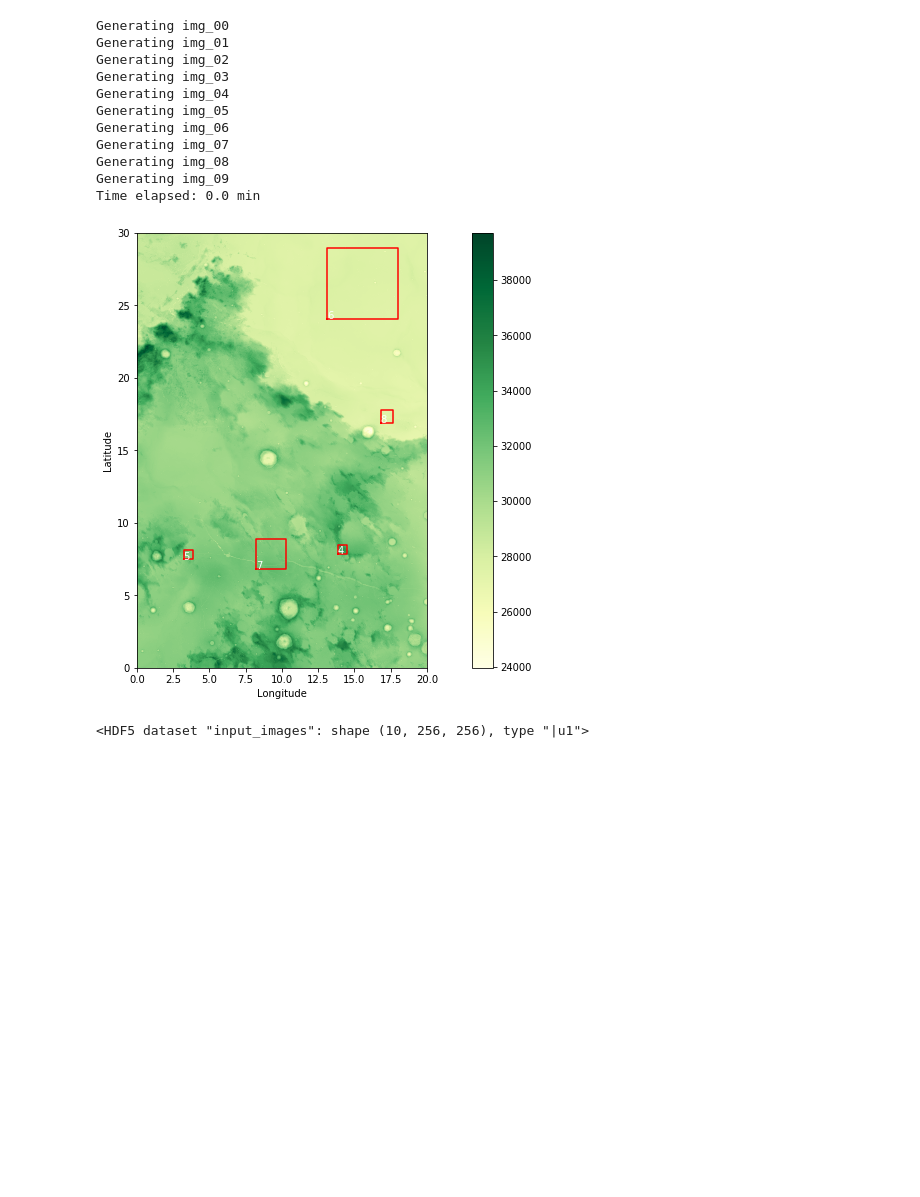
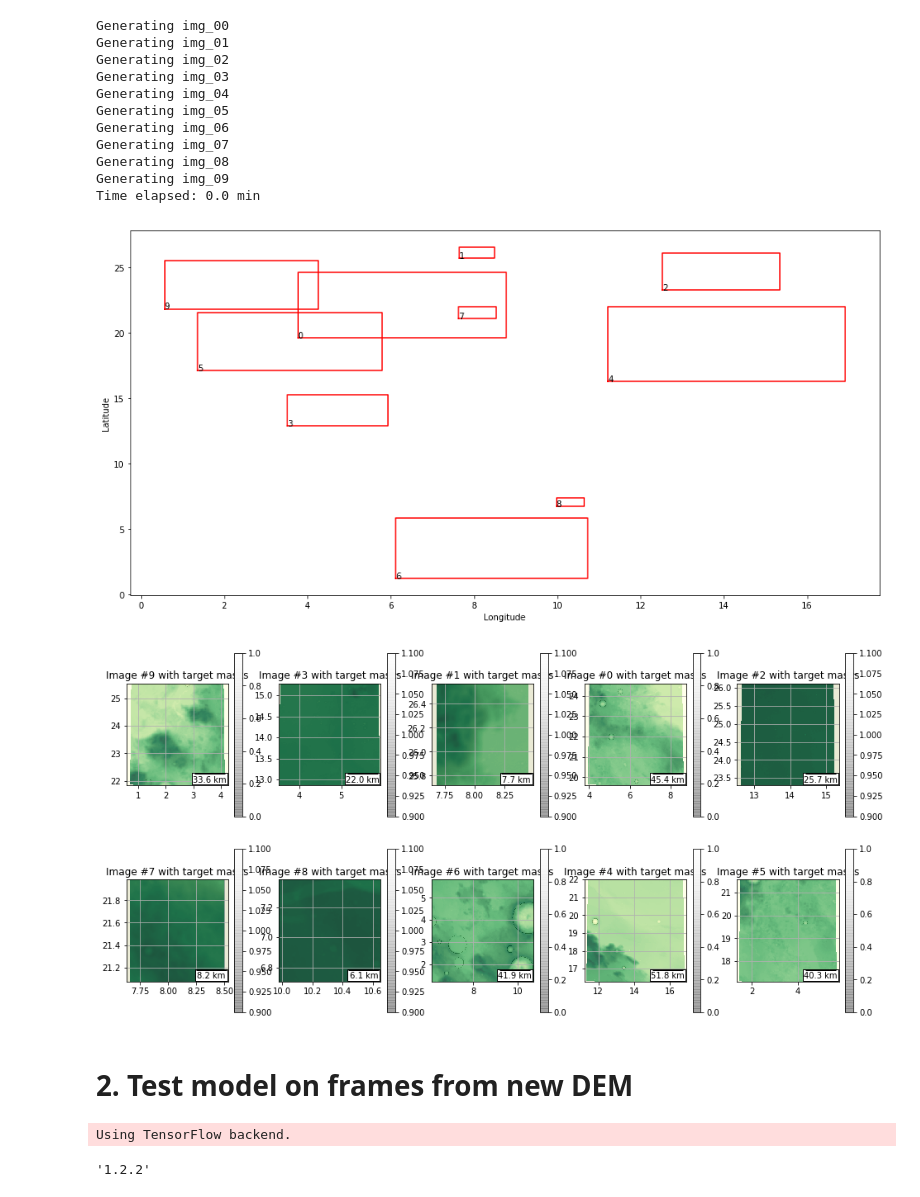
Before and after one commit to yuvalgrossman/DeepCrater, a Jupyter notebook: SLDEM_sets.ipynb, the cells around one changed output. Saved outputs shown, nothing was run; the diff lists cells and outputs as text; code cells hidden in the pictures; blank space fills up the shorter version.

Commit message:
iriginal SLDEM image proccecing

```diff
--- a/SLDEM_sets.ipynb
+++ b/SLDEM_sets.ipynb
@@ -71,52 +154,29 @@ Generating img_08
 Generating img_09
 Time elapsed: 0.0 min
 # %%
-import h5py
-import matplotlib.pyplot as plt
-import numpy as np
+fn = '../data/test_SLDEM3'
+sub_cdim = [0., 20., 0., 30.]
+
 gen_imgs = h5py.File(fn + '_images.hdf5', 'r')
 sample_data = {'imgs': [gen_imgs['input_images'][...].astype('float32'),
                         gen_imgs['target_masks'][...].astype('float32')]}
-%matplotlib inline
+
 # See 5 images of the set we produced:
-show_subset = np.random.choice(range(len(gen_imgs['cll_xy'])),size=5, replace=False)
+show_subset = np.random.choice(range(len(gen_imgs['cll_xy'])),size=10, replace=False)
 fig = plt.figure(figsize=[16, 8])
-dem_map = plt.imshow(img, extent=sub_cdim, aspect="equal", cmap="YlGn")
+# dem_map = plt.imshow(img, extent=sub_cdim, aspect="equal", cmap="YlGn")
 plt.xlabel("Longitude"); plt.ylabel("Latitude")
 for i in show_subset:
   llon,rlon,llat,ulat=gen_imgs['longlat_bounds']['img_{:02d}'.format(i)][...]
   h1,=plt.plot([llon, llon, rlon, rlon, llon],[llat, ulat, ulat, llat, llat],'r')
-  plt.text(llon,llat,str(i), color='w')
+  plt.text(llon,llat,str(i), color='k')
 
-plt.colorbar()
-from mpl_toolkits.axes_grid1.anchored_artists import AnchoredSizeBar
-rmoon=1737 #km
-kmperdeg = 2*np.pi*rmoon/360 # km per degree transformation
-
-def plot_map_w_scalebar2(ax,train_imgs,im_num):
-  im_lims = train_imgs['longlat_bounds']['img_{:02d}'.format(im_num)][...]
-  plt.imshow(train_imgs['input_images'][im_num][...], extent=im_lims, origin='upper',
-             cmap='YlGn', aspect='equal') #, vmin=50, vmax=150
-#   plt.imshow(1-train_imgs['target_masks'][im_num][...], alpha=0.2, extent=im_lims,
-#              origin='upper', cmap='Greys_r', aspect='equal')
-#   np.cos(np.deg2rad(im_lims[2:].mean()))
-  plt.title('Image #{} with target masks'.format(im_num))
-  l,r=plt.xlim()
-  barlength = 0.3*(r-l)
-  bartext = '{:2.1f} km'.format(barlength*kmperdeg)
-  bar = AnchoredSizeBar(ax.transData, barlength, bartext, 4)
-  ax.add_artist(bar)
-  ax.grid()
-  return im_lims
+# plt.colorbar()
 
 fig2 = plt.figure(figsize=[16, 8])
 for i, im_num in enumerate(show_subset):
   ax=plt.subplot(len(show_subset)//5,5,i+1)
-  plot_map_w_scalebar2(ax,gen_imgs,im_num)
+  utils.maplot.plot_map_w_scalebar2(ax,gen_imgs,im_num)
 # %% [output]
-[figure, old version]
+[figure, new version]
+[figure, added]
-# %%
-# help(h5py.File)
-gen_imgs['input_images']
-# %% [output]
-<HDF5 dataset "input_images": shape (10, 256, 256), type "|u1">
@@ -127,0 +183,8 @@ ls -lh ../data/test*
+# %% [markdown]
+# 2. Test model on frames from new DEM
+# %%
+import keras
+keras.__version__
+# %% [output]
+Using TensorFlow backend.
+'1.2.2'
```
Also changed, not shown: parts of 20 cells of this notebook, 4 other files.
